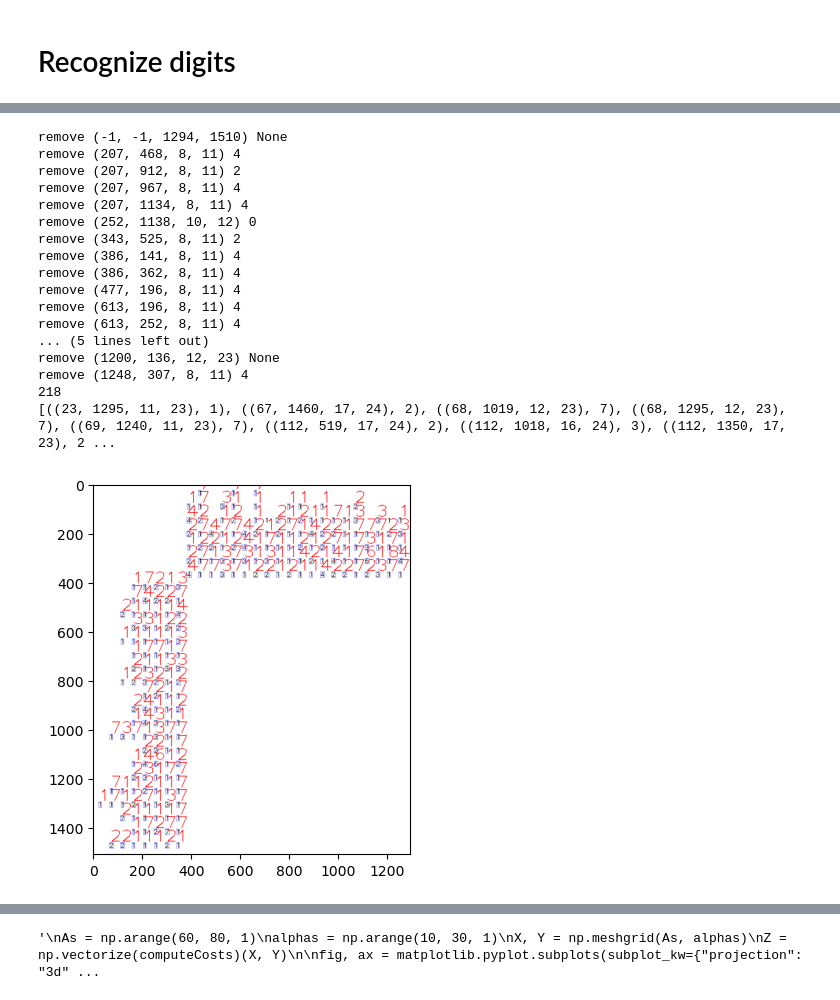
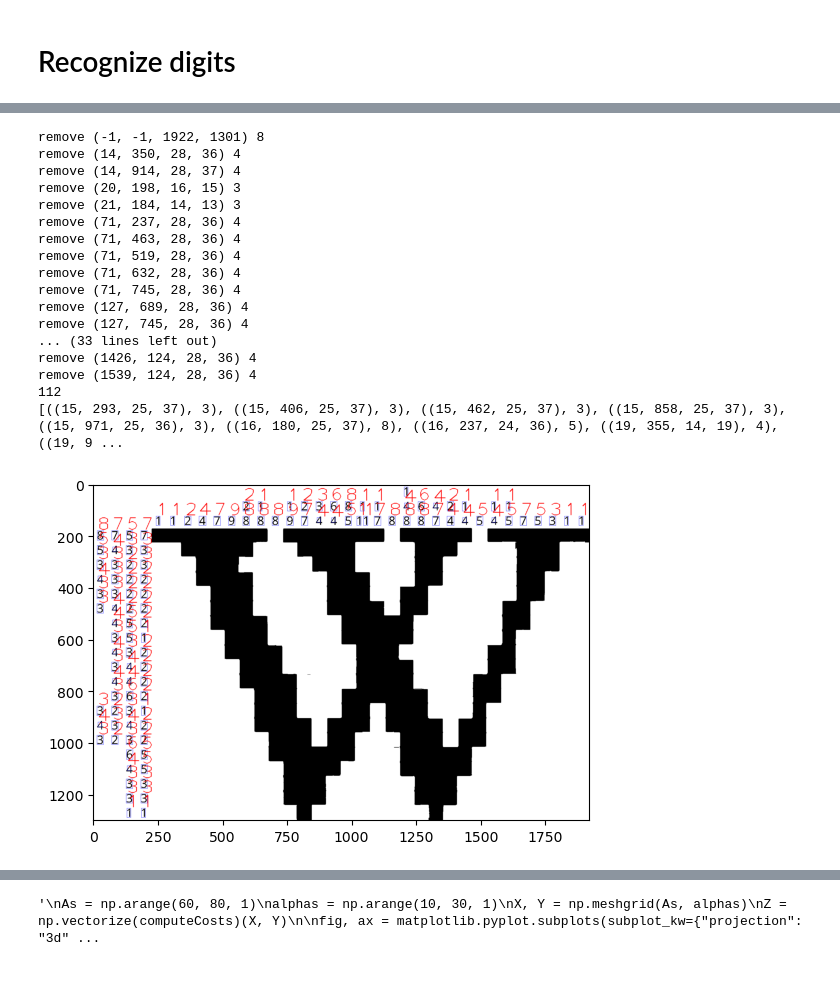
Before and after one commit to igloo81/nonogram, a Jupyter notebook: NonoGram start.ipynb, the cells around one changed output, grey strips where cells are left out. Drawn from its saved outputs; the diff is of its cells as text; code cells hidden in the pictures.

```diff
--- a/NonoGram start.ipynb
+++ b/NonoGram start.ipynb
@@ -26,10 +28,10 @@ The autoreload extension is already loaded. To reload it, use:
 # %%
 #image = cv2.imread('E:/Work/NonoGram/Data/sample.png')
 #image = cv2.imread('E:/Work/NonoGram/Data/puzzle.jpg')
-#image = cv2.imread('E:/Work/NonoGram/Data/wikipedia.png')
+image = cv2.imread('E:/Work/NonoGram/Data/wikipedia.png')
 #image = cv2.imread('E:/Work/NonoGram/Data/sample3.png')
 #image = cv2.imread('E:/Work/NonoGram/Data/sample4.png')  # issues with ones recongized as 7s & other misfires
-image = cv2.imread('E:/Work/NonoGram/Data/sample5.png') # issues with ones recongized as 7s
+#image = cv2.imread('E:/Work/NonoGram/Data/sample5.png') # issues with ones recongized as 7s
 # %%
 import removeLines
 image_without_lines = removeLines.remove_lines(image)
@@ -260,10 +262,10 @@ def recognize_digits(image_contours, image_digits):
             if (predictedProbability > .8 and aspectRatio > .15 and aspectRatio < 1.5):# and area < 200):  # magic numbers!
                 font = cv2.FONT_HERSHEY_PLAIN
                 cv2.putText(image_output, str(predicted_digit), (x, y), font, 4, (255, 0, 0))
-                found_contours.append((bounding_rect, predicted_digit, digit_image))
+                found_contours.append(determineTable.NonogramContour(contour, bounding_rect, predicted_digit, digit_image))
             else:
                 print(f"no digit found: {predicted_digit} {bounding_rect} {aspectRatio} {probabilities}")
-                found_contours.append((bounding_rect, None, digit_image))
+                found_contours.append(determineTable.NonogramContour(contour, bounding_rect, None, digit_image))
 
     pyplot.imshow(image_output, cmap="gray")
     return found_contours
@@ -281,62 +280,62 @@ no digit found: 7 (1200, 136, 12, 23) 0.5217391304347826 [[3.0263179e-24 1.15490
 # %%
 def removeOverlappingDigits(found_contours):
     result = []
     maxArea = 1000  # todo magic number
 
-    for (boundingRect, digit, digit_image) in found_contours:
+    for contour in found_contours:
         hasOverlap = False
-        for (otherBoundingRect, other_digit, _) in found_contours:
+        for other_contour in found_contours:
             overlapRect = (
-                max(boundingRect[0], otherBoundingRect[0]),
-                max(boundingRect[1], otherBoundingRect[1]),
-                min(boundingRect[0] + boundingRect[2], otherBoundingRect[0] + otherBoundingRect[2]),
-                min(boundingRect[1] + boundingRect[3], otherBoundingRect[1] + otherBoundingRect[3])
+                max(contour.bounding_rect[0], other_contour.bounding_rect[0]),
+                max(contour.bounding_rect[1], other_contour.bounding_rect[1]),
+                min(contour.bounding_rect[0] + contour.bounding_rect[2], other_contour.bounding_rect[0] + other_contour.bounding_rect[2]),
+                min(contour.bounding_rect[1] + contour.bounding_rect[3], other_contour.bounding_rect[1] + other_contour.bounding_rect[3])
             )
             w = overlapRect[2] - overlapRect[0]
             h = overlapRect[3] - overlapRect[1]
-            if (w > 0 and h > 0 and boundingRect != otherBoundingRect and other_digit != None and (otherBoundingRect[2] * otherBoundingRect[3] < maxArea)):
+            if (w > 0 and h > 0 and contour.bounding_rect != other_contour.bounding_rect and other_contour.digit != None and (other_contour.bounding_rect[2] * other_contour.bounding_rect[3] < maxArea)):
                 overlap = w*h
-                area = boundingRect[2]*boundingRect[3]
+                area = contour.bounding_rect[2]*contour.bounding_rect[3]
                 if (overlap/area > .5):      # magic number!    # todo make sure we don't overlap slightly overlapping contours? (prob not possible)
                     hasOverlap = True
 
-        if (not hasOverlap and digit != None and (boundingRect[2] * boundingRect[3] < maxArea)):
-            result.append((boundingRect, digit, digit_image))
+        if (not hasOverlap and contour.digit != None and (contour.bounding_rect[2] * contour.bounding_rect[3] < maxArea)):
+            result.append(contour)
         else:
-            print(f"remove {boundingRect} {digit}")
+            print(f"remove {contour.bounding_rect} {contour.digit}")
 
     return result
 
 found_contours_no_overlaps = removeOverlappingDigits(found_contours)
 
 imageOutput = image_digits.copy()
 imageOutput = cv2.cvtColor(imageOutput, cv2.COLOR_GRAY2BGR)
-for (boundingRect, digit, digit_image) in found_contours_no_overlaps:
-    cv2.putText(imageOutput, str(digit), (boundingRect[0], boundingRect[1]),  cv2.FONT_HERSHEY_PLAIN, 5, (255, 0, 0), 2)
-    (x, y, w, h) = boundingRect
+for contour in found_contours_no_overlaps:
+    cv2.putText(imageOutput, str(contour.digit), (contour.bounding_rect[0], contour.bounding_rect[1]),  cv2.FONT_HERSHEY_PLAIN, 5, (255, 0, 0), 2)
+    (x, y, w, h) = contour.bounding_rect
     cv2.rectangle(imageOutput, (x, y), (x+w,y+h), (0,0,255))
 pyplot.imshow(imageOutput)
 print(len(found_contours_no_overlaps))
-print([(bounding_rect, digit) for bounding_rect, digit, _ in found_contours_no_overlaps])
+print([(contour.bounding_rect, contour.digit) for contour in found_contours_no_overlaps])
 # %% [output]
-remove (-1, -1, 1294, 1510) None
-remove (207, 468, 8, 11) 4
-remove (207, 912, 8, 11) 2
-remove (207, 967, 8, 11) 4
-remove (207, 1134, 8, 11) 4
-remove (252, 1138, 10, 12) 0
-remove (343, 525, 8, 11) 2
-remove (386, 141, 8, 11) 4
-remove (386, 362, 8, 11) 4
-remove (477, 196, 8, 11) 4
-remove (613, 196, 8, 11) 4
-remove (613, 252, 8, 11) 4
-... (5 lines left out)
-remove (1200, 136, 12, 23) None
-remove (1248, 307, 8, 11) 4
-218
-[((23, 1295, 11, 23), 1), ((67, 1460, 17, 24), 2), ((68, 1019, 12, 23), 7), ((68, 1295, 12, 23), 7), ((69, 1240, 11, 23), 7), ((112, 519, 17, 24), 2), ((112, 1018, 16, 24), 3), ((112, 1350, 17, 23), 2 ...
+remove (-1, -1, 1922, 1301) 8
+remove (14, 350, 28, 36) 4
+remove (14, 914, 28, 37) 4
+remove (20, 198, 16, 15) 3
+remove (21, 184, 14, 13) 3
+remove (71, 237, 28, 36) 4
+remove (71, 463, 28, 36) 4
+remove (71, 519, 28, 36) 4
+remove (71, 632, 28, 36) 4
+remove (71, 745, 28, 36) 4
+remove (127, 689, 28, 36) 4
+remove (127, 745, 28, 36) 4
+... (33 lines left out)
+remove (1426, 124, 28, 36) 4
+remove (1539, 124, 28, 36) 4
+112
+[((15, 293, 25, 37), 3), ((15, 406, 25, 37), 3), ((15, 462, 25, 37), 3), ((15, 858, 25, 37), 3), ((15, 971, 25, 36), 3), ((16, 180, 25, 37), 8), ((16, 237, 24, 36), 5), ((19, 355, 14, 19), 4), ((19, 9 ...
-[figure, old version]
+[figure, new version]
 # %%
 import math
 def showImagesUsedForRecognition(found_contours, sort_by_prediction):
```
Also changed, not shown: parts of 9 cells of this notebook, 1 other file.
